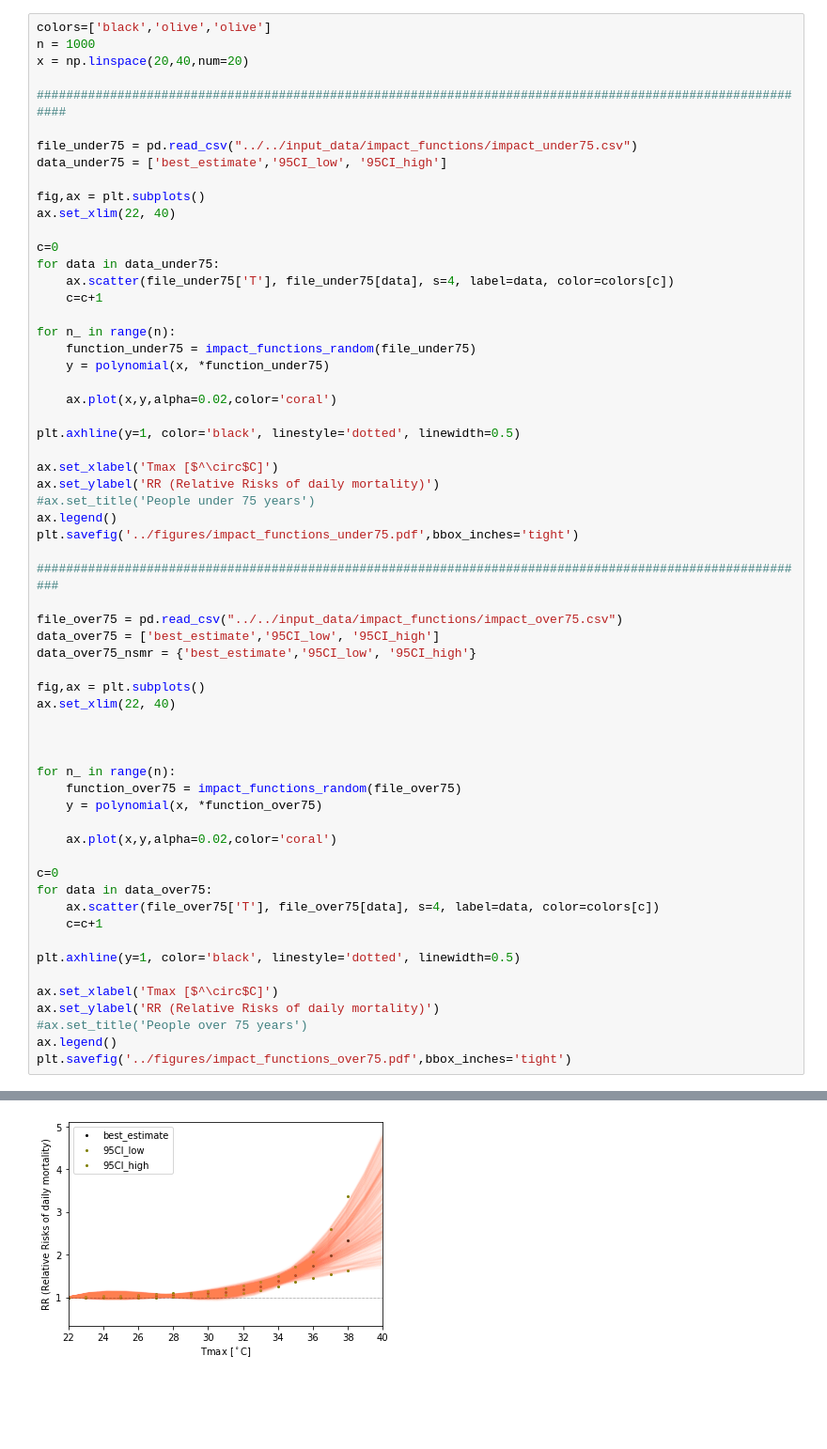
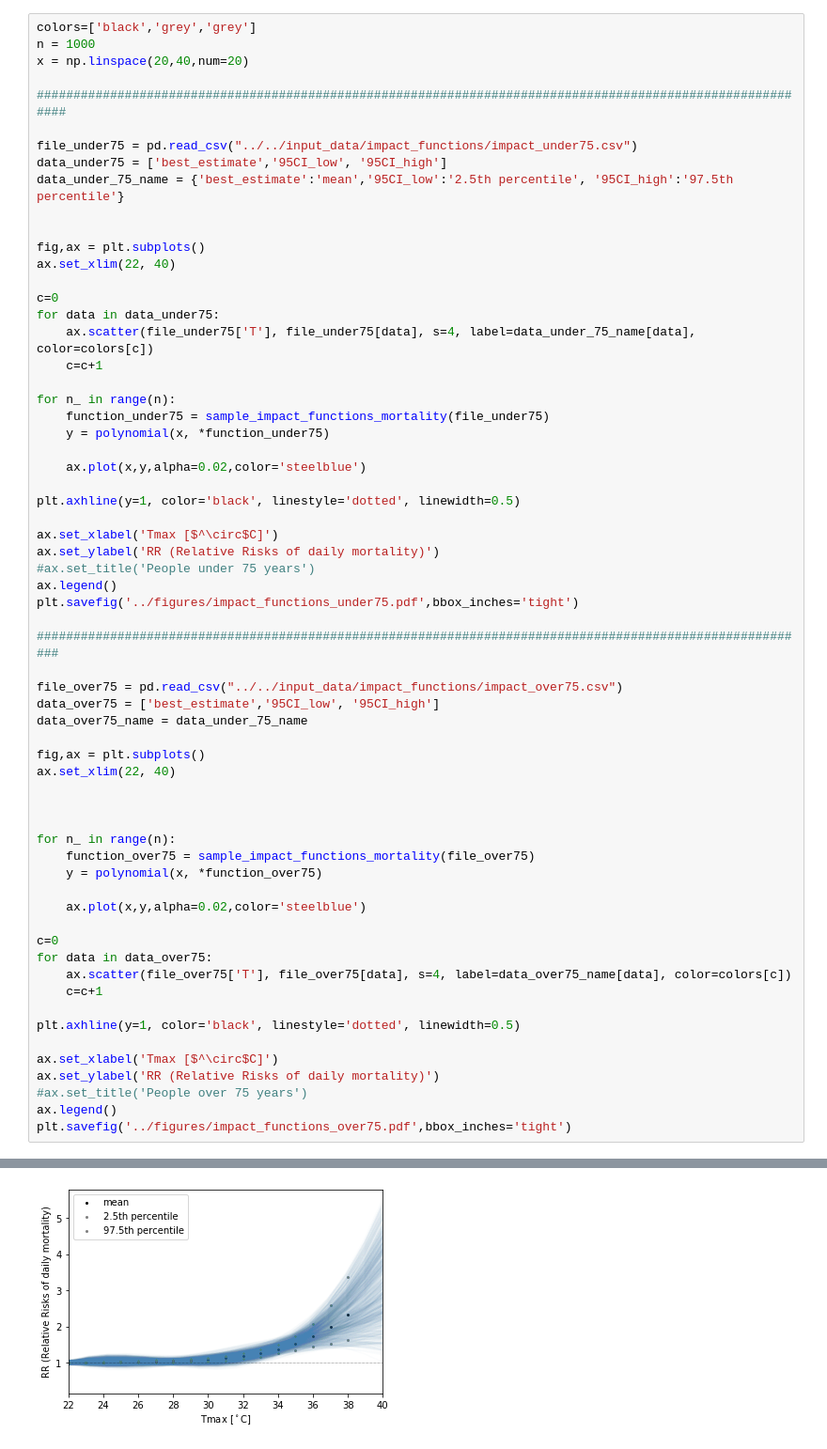
Before and after one commit to zeliest/heat_mortality_productivity_impacts, a Jupyter notebook: research/notebooks/impact_functions_mortality.ipynb, the cells around one changed output, grey strips where cells are left out. Shown at 94% size. Cells and saved outputs as stored; diff of their text form; blank space fills up the shorter version.

Commit message:
update impact functions

```diff
--- a/research/notebooks/impact_functions_mortality.ipynb
+++ b/research/notebooks/impact_functions_mortality.ipynb
@@ -16,5 +14,5 @@ from define_if import impact_functions_random
 # %%
-colors=['black','olive','olive']
+colors=['black','grey','grey']
 n = 1000
 x = np.linspace(20,40,num=20)
 
@@ -22,20 +20,22 @@ x = np.linspace(20,40,num=20)
 
 file_under75 = pd.read_csv("../../input_data/impact_functions/impact_under75.csv")
 data_under75 = ['best_estimate','95CI_low', '95CI_high']
+data_under_75_name = {'best_estimate':'mean','95CI_low':'2.5th percentile', '95CI_high':'97.5th percentile'}
+
 
 fig,ax = plt.subplots()
 ax.set_xlim(22, 40)
 
 c=0
 for data in data_under75:
-    ax.scatter(file_under75['T'], file_under75[data], s=4, label=data, color=colors[c])
+    ax.scatter(file_under75['T'], file_under75[data], s=4, label=data_under_75_name[data], color=colors[c])
     c=c+1
 
 for n_ in range(n):
-    function_under75 = impact_functions_random(file_under75)
+    function_under75 = sample_impact_functions_mortality(file_under75)
     y = polynomial(x, *function_under75)
 
-    ax.plot(x,y,alpha=0.02,color='coral')
+    ax.plot(x,y,alpha=0.02,color='steelblue')
 
 plt.axhline(y=1, color='black', linestyle='dotted', linewidth=0.5)
 
@@ -49,7 +49,7 @@ plt.savefig('../figures/impact_functions_under75.pdf',bbox_inches='tight')
 
 file_over75 = pd.read_csv("../../input_data/impact_functions/impact_over75.csv")
 data_over75 = ['best_estimate','95CI_low', '95CI_high']
-data_over75_nsmr = {'best_estimate','95CI_low', '95CI_high'}
+data_over75_name = data_under_75_name
 
 fig,ax = plt.subplots()
 ax.set_xlim(22, 40)
@@ -57,14 +57,14 @@ ax.set_xlim(22, 40)
 
 
 for n_ in range(n):
-    function_over75 = impact_functions_random(file_over75)
+    function_over75 = sample_impact_functions_mortality(file_over75)
     y = polynomial(x, *function_over75)
 
-    ax.plot(x,y,alpha=0.02,color='coral')
+    ax.plot(x,y,alpha=0.02,color='steelblue')
 
 c=0
 for data in data_over75:
-    ax.scatter(file_over75['T'], file_over75[data], s=4, label=data, color=colors[c])
+    ax.scatter(file_over75['T'], file_over75[data], s=4, label=data_over75_name[data], color=colors[c])
     c=c+1
 
 plt.axhline(y=1, color='black', linestyle='dotted', linewidth=0.5)
@@ -79 +79 @@ plt.savefig('../figures/impact_functions_over75.pdf',bbox_inches='tight')
-[figure, old version]
+[figure, new version]
```
Also changed, not shown: parts of 3 cells of this notebook, 1 other file.
